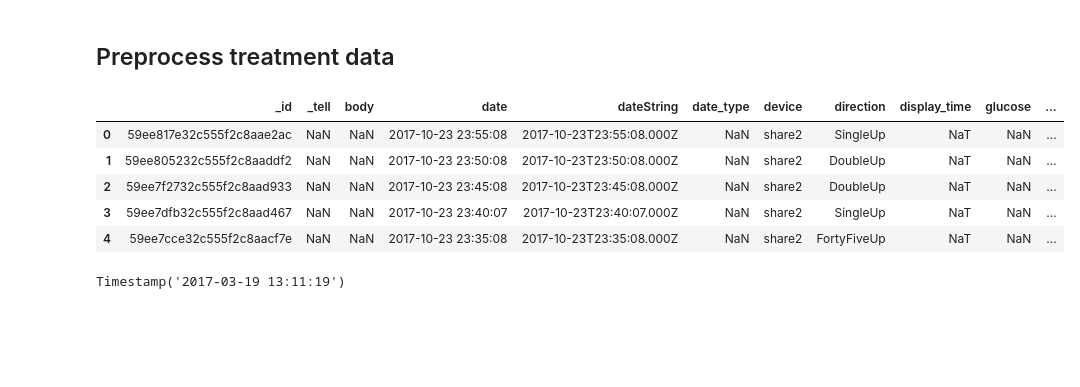
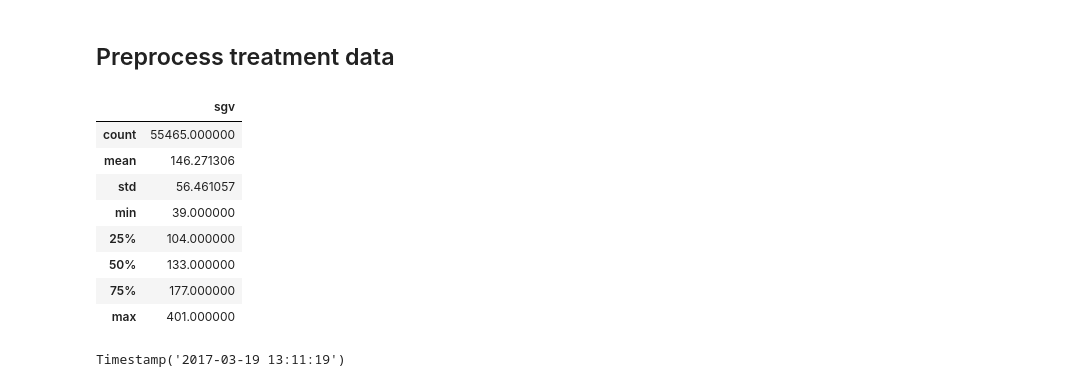
Before and after one commit to niuguy/bgprophet, a Jupyter notebook: preprocessing-Copy1.ipynb, the cells around one changed output. Cells and saved outputs as stored; diff of their text form; code cells hidden in the pictures; blank space fills up the shorter version.

```diff
--- a/preprocessing-Copy1.ipynb
+++ b/preprocessing-Copy1.ipynb
@@ -19,12 +20,15 @@ df_treat = pd.read_json(treat_path)
 # %%
-df_bg.head()
+df_bg.describe()
 # %% [output]
-|  | _id | _tell | body | date | dateString | date_type | device | direction | display_time | glucose | ... |
-| 0 | 59ee817e32c555f2c8aae2ac | NaN | NaN | 2017-10-23 23:55:08 | 2017-10-23T23:55:08.000Z | NaN | share2 | SingleUp | NaT | NaN | ... |
-| 1 | 59ee805232c555f2c8aaddf2 | NaN | NaN | 2017-10-23 23:50:08 | 2017-10-23T23:50:08.000Z | NaN | share2 | DoubleUp | NaT | NaN | ... |
-| 2 | 59ee7f2732c555f2c8aad933 | NaN | NaN | 2017-10-23 23:45:08 | 2017-10-23T23:45:08.000Z | NaN | share2 | DoubleUp | NaT | NaN | ... |
-| 3 | 59ee7dfb32c555f2c8aad467 | NaN | NaN | 2017-10-23 23:40:07 | 2017-10-23T23:40:07.000Z | NaN | share2 | SingleUp | NaT | NaN | ... |
-| 4 | 59ee7cce32c555f2c8aacf7e | NaN | NaN | 2017-10-23 23:35:08 | 2017-10-23T23:35:08.000Z | NaN | share2 | FortyFiveUp | NaT | NaN | ... |
+|  | sgv |
+| count | 55465.000000 |
+| mean | 146.271306 |
+| std | 56.461057 |
+| min | 39.000000 |
+| 25% | 104.000000 |
+| 50% | 133.000000 |
+| 75% | 177.000000 |
+| max | 401.000000 |
 # %%
 df_bg.date.min()
 # %% [output]
```
Also changed, not shown: parts of 24 cells of this notebook, 8 other files.
